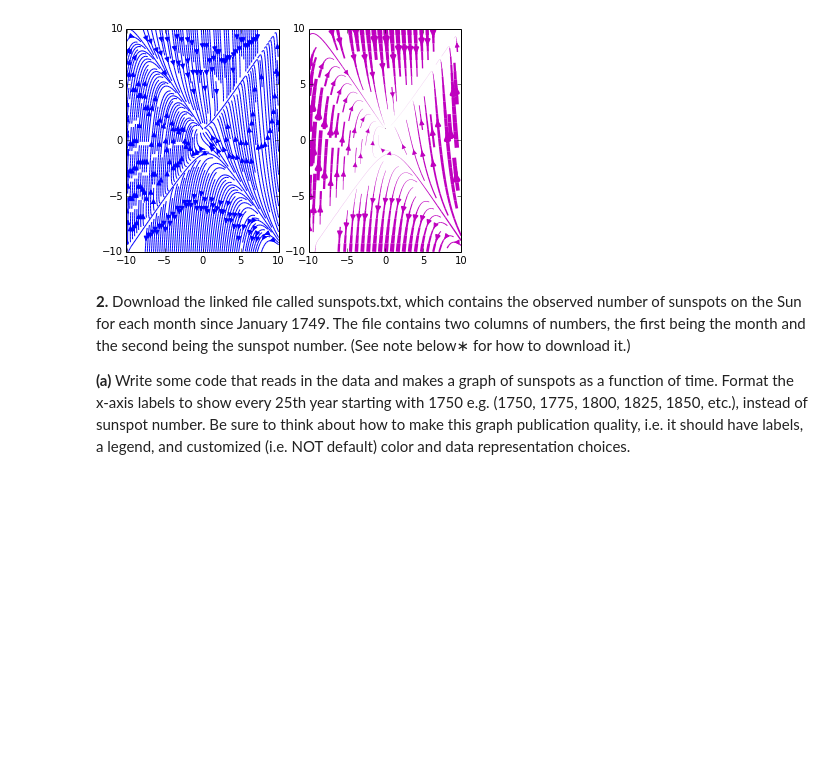
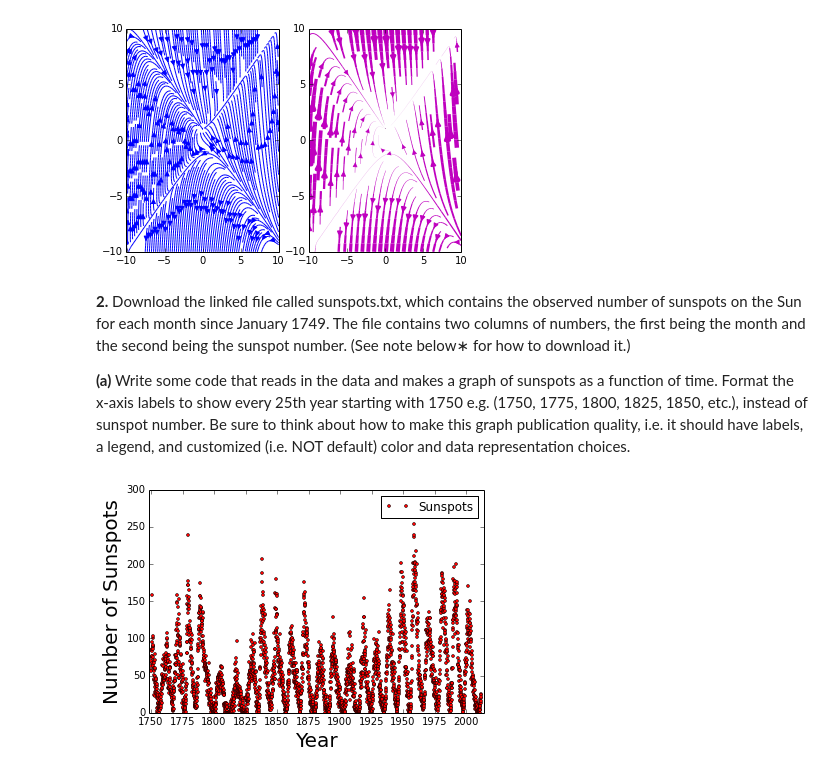
Before and after one commit to daw202/PHYS202-S14, a Jupyter notebook: Graphics/GraphicsExercises.ipynb, the cells around one changed output. Drawn from its saved outputs; the diff is of its cells as text; code cells hidden in the pictures; blank space fills up the shorter version.

Commit message:
Updates to GraphicsExercises

```diff
--- a/Graphics/GraphicsExercises.ipynb
+++ b/Graphics/GraphicsExercises.ipynb
@@ -46,3 +46,19 @@ plt.show()
 **2.** Download the linked file called sunspots.txt, which contains the observed number of sunspots on the Sun for each month since January 1749. The file contains two columns of numbers, the first being the month and the second being the sunspot number. (See note below∗ for how to download it.)
 
 **(a)** Write some code that reads in the data and makes a graph of sunspots as a function of time. Format the x-axis labels to show every 25th year starting with 1750 e.g. (1750, 1775, 1800, 1825, 1850, etc.), instead of sunspot number. Be sure to think about how to make this graph publication quality, i.e. it should have labels, a legend, and customized (i.e. NOT default) color and data representation choices.
+# %%
+arr = loadtxt('sunspots.txt')
+arr = column_stack(arr)
+
+x = arr[0]/12.0 + 1750
+y = arr[1]
+
+plt.plot(x, y, 'o', markersize = 3, color = 'r', label = 'Sunspots')
+plt.xlabel('Year', fontsize = 20)
+plt.ylabel('Number of Sunspots', fontsize = 20)
+plt.xlim(x.min() / 1.001, x.max() * 1.001)
+plt.xticks(linspace(1750, 2000, 11))
+plt.legend()
+plt.show()
+# %% [output]
+[figure, added]
```
Also changed, not shown: parts of 11 cells of this notebook, 2 other files.
